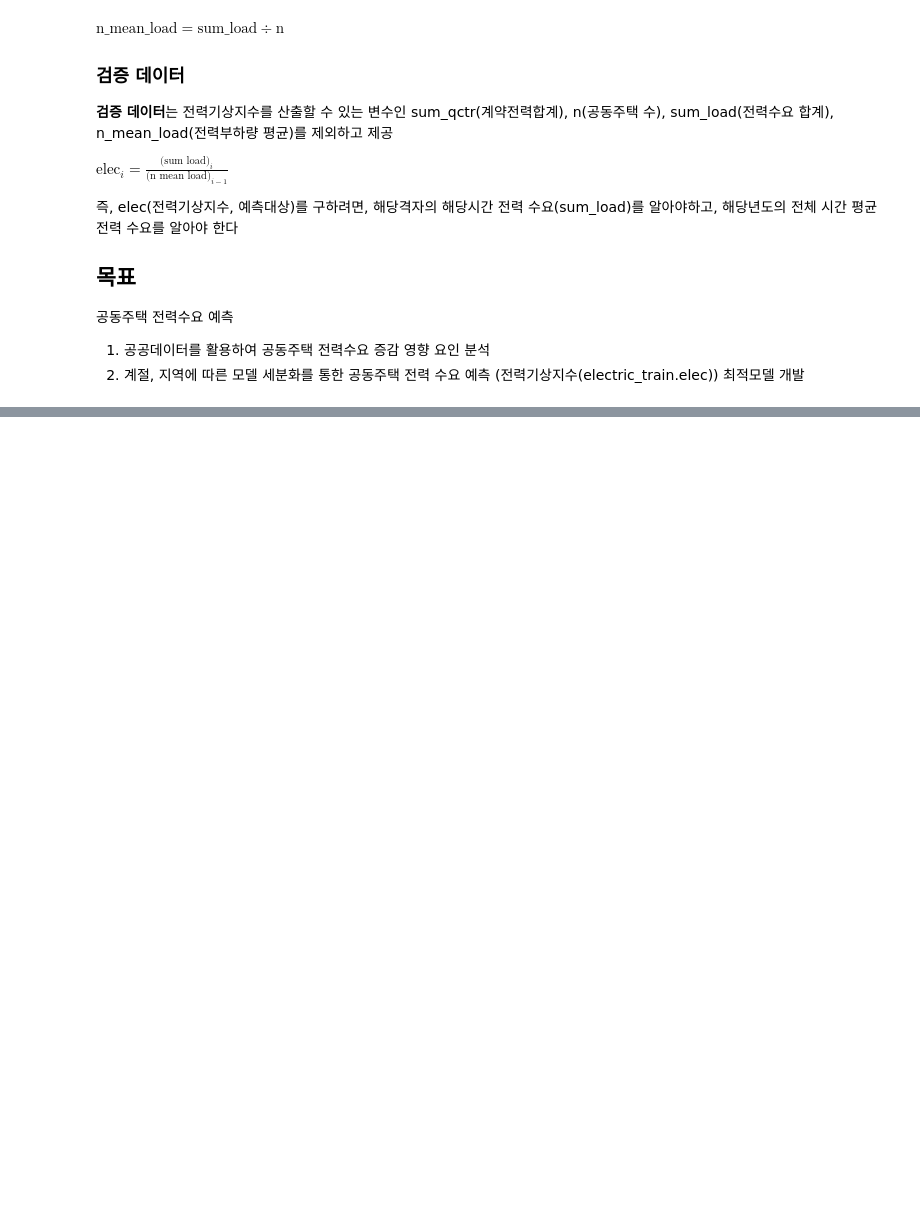
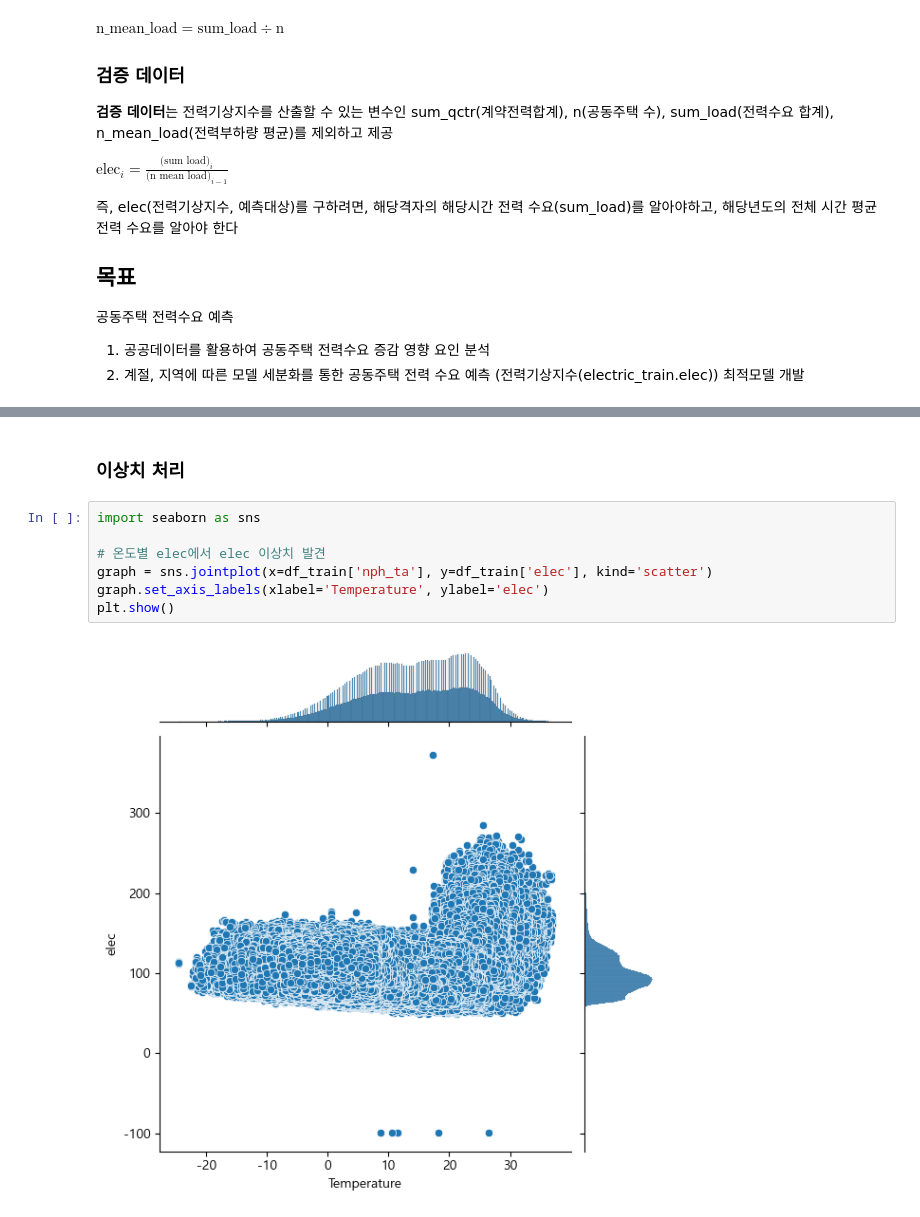
Before and after one commit to khw11044/contest, a Jupyter notebook: 1.data_analysis_1.ipynb, the cells around one changed output, grey strips where cells are left out. Saved outputs shown, nothing was run; the diff lists cells and outputs as text; blank space fills up the shorter version.

```diff
--- a/1.data_analysis_1.ipynb
+++ b/1.data_analysis_1.ipynb
@@ -172,0 +243,11 @@ val_Y = df_val[target]
+# %% [markdown]
+### 이상치 처리
+# %%
+import seaborn as sns
+
+# 온도별 elec에서 elec 이상치 발견
+graph = sns.jointplot(x=df_train['nph_ta'], y=df_train['elec'], kind='scatter')
+graph.set_axis_labels(xlabel='Temperature', ylabel='elec')
+plt.show()
+# %% [output]
+[figure, added]
```
Also changed, not shown: parts of 31 cells of this notebook, 10 other files.
